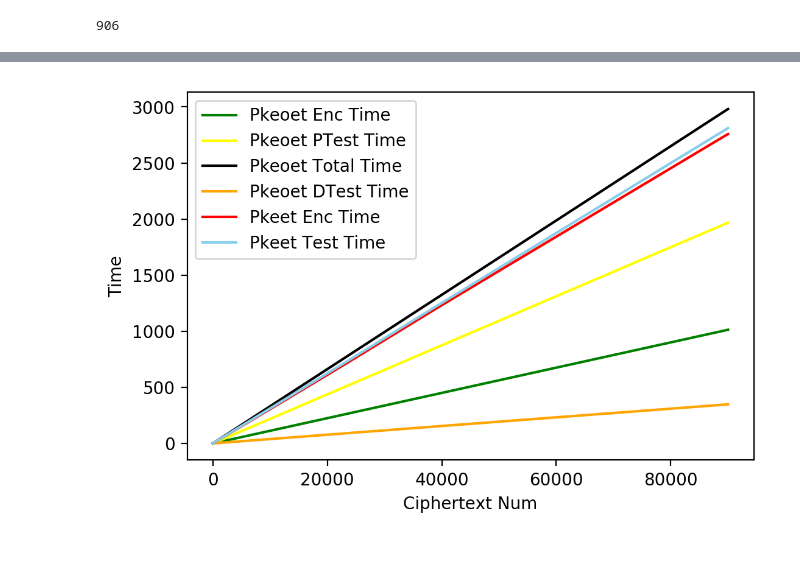
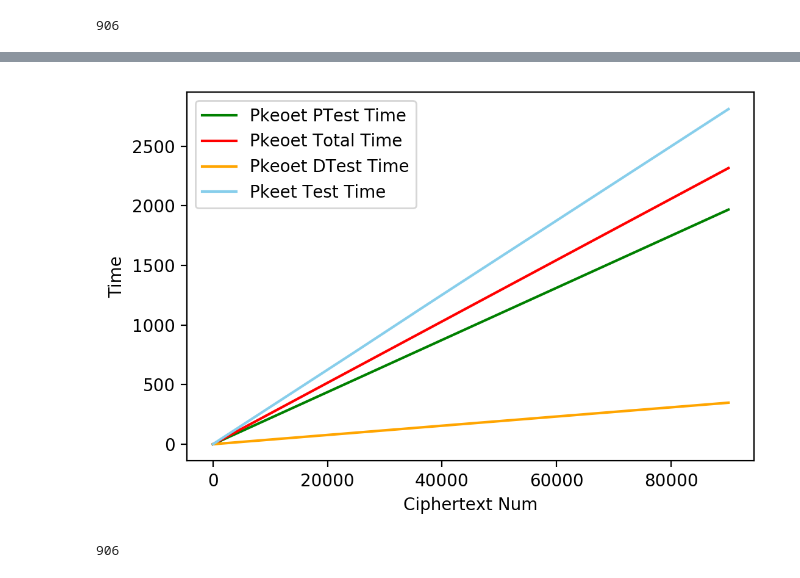
Before and after one commit to Nickzhong789/PKEOET, a Jupyter notebook: plot.ipynb, the cells around one changed output, grey strips where cells are left out. Saved outputs shown, nothing was run; the diff lists cells and outputs as text; code cells hidden in the pictures.

```diff
--- a/plot.ipynb
+++ b/plot.ipynb
@@ -27,24 +27,23 @@ with open(pkeoet_log, 'r') as f1:
             c_num_list.append(int(l[0].split('.')[0]))
             pkeoet_enc_list.append(float(l[1]))
             pkeoet_ptest_list.append(float(l[2]))
-            pkeoet_total_list.append(float(l[3]))
+            pkeoet_total_list.append(float(l[2]))
 
-# with open(hg_log, 'r') as f2:
-#     for line in f2.readlines():
-#         if line[0] != 'E':
-#             hg_val_list.append(float(line.split('\t')[-2]))
 len(c_num_list)
 # %% [output]
 906
 # %%
 dt_list = []
+i = 0
 with open(dt_log, 'r') as f2:
     for line in f2.readlines():
         if line[0] != 'V':
             l = line.split('\t')[:-1]
             num = int(l[0].split('.')[0])
             if num in c_num_list:
+                pkeoet_total_list[i] += float(l[1])
                 dt_list.append(float(l[1]))
+                i += 1
 len(dt_list)
 # %% [output]
 906
@@ -88,24 +87,43 @@ pkeet_enc_list
 # %%
 x = np.array(c_num_list)
 y_pkeoet_enc = np.array(pkeoet_enc_list)
 y_pkeoet_pt = np.array(pkeoet_ptest_list)
 y_pkeoet_total = np.array(pkeoet_total_list)
 y_dt = np.array(dt_list)
 y_pkeet_enc = np.array(pkeet_enc_list)
 y_pkeet_t = np.array(pkeet_t_list)
 
 plt.xlabel('Ciphertext Num')
 plt.ylabel('Time')
 
-plt.plot(x, y_pkeoet_enc, color='green', label='Pkeoet Enc Time')
-plt.plot(x, y_pkeoet_pt, color='yellow', label='Pkeoet PTest Time')
-plt.plot(x, y_pkeoet_total, color='black', label='Pkeoet Total Time')
+# plt.plot(x, y_pkeoet_enc, color='green', label='Pkeoet Enc Time')
+plt.plot(x, y_pkeoet_pt, color='green', label='Pkeoet PTest Time')
+plt.plot(x, y_pkeoet_total, color='red', label='Pkeoet Total Time')
 plt.plot(x, y_dt, color='orange', label='Pkeoet DTest Time')
-plt.plot(x, y_pkeet_enc, color='red', label='Pkeet Enc Time')
+# plt.plot(x, y_pkeet_enc, color='red', label='Pkeet Enc Time')
 plt.plot(x, y_pkeet_t, color='skyblue', label='Pkeet Test Time')
 
 plt.rcParams['figure.dpi'] = 200
 plt.legend()
 plt.show()
 # %% [output]
-[figure, old version]
+[figure, new version]
+# %%
+pkeoet_server_log = 'output/log_server.txt'
+c_num_list = []
+pkeoet_server_enc_list = []
+pkeoet_server_ptest_list = []
+pkeoet_server_total_list = []
+
+with open(pkeoet_server_log, 'r') as f1:
+    for line in f1.readlines():
+        if line[0] != 'C':
+            l = line.split('\t')[:-1]
+            c_num_list.append(int(l[0].split('.')[0]))
+            pkeoet_server_enc_list.append(float(l[1]))
+            pkeoet_server_ptest_list.append(float(l[2]))
+            pkeoet_server_total_list.append(float(l[2]))
+
+len(c_num_list)
+# %% [output]
+906
```
Also changed, not shown: parts of 3 cells of this notebook, 4 other files.
